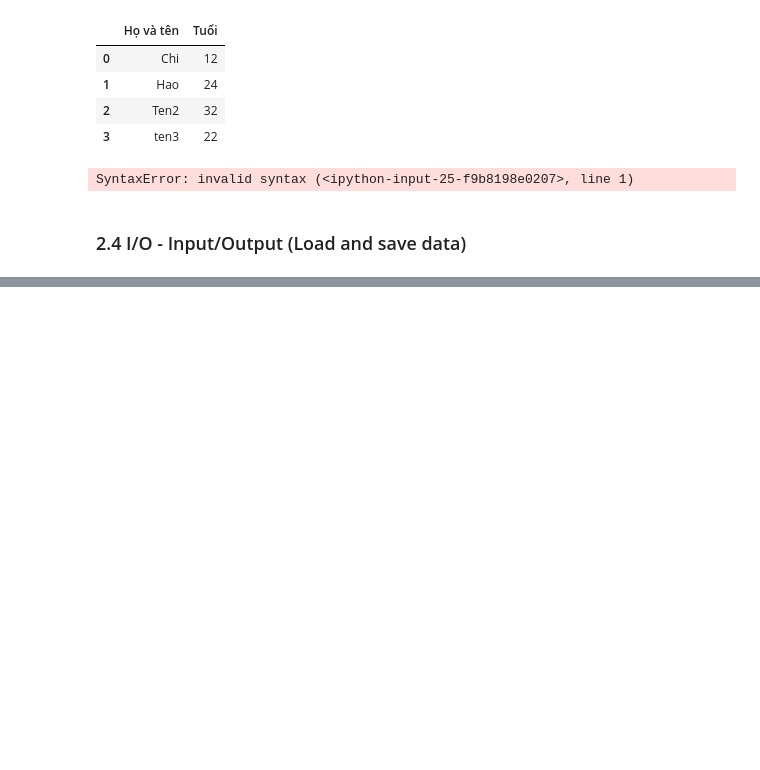
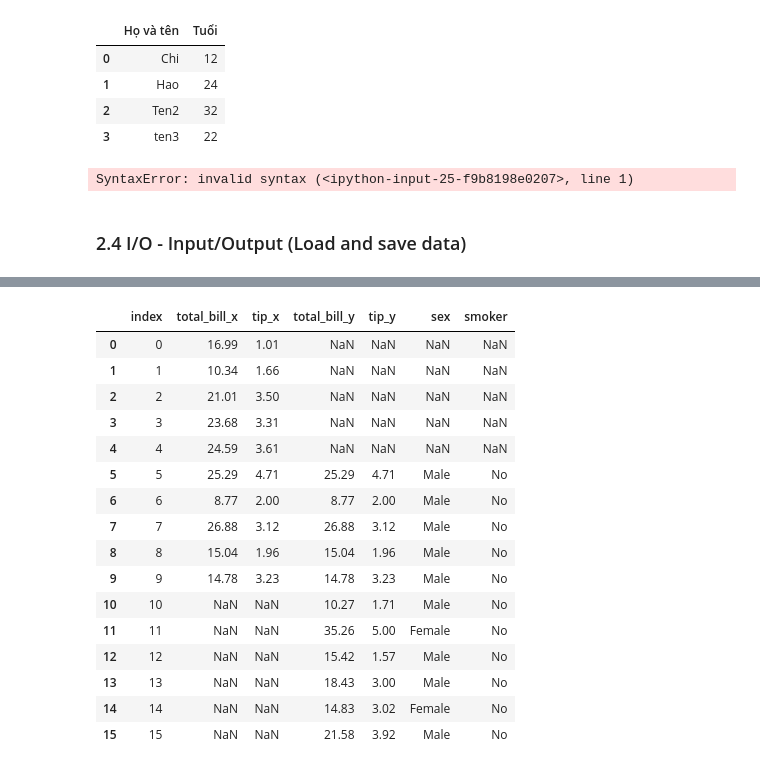
Before and after one commit to honghanhh/mci_python_31_level_1, a Jupyter notebook: Live Slides/Live Lecture 5/LongNP_Live_Lecture5.ipynb, the cells around one changed output, grey strips where cells are left out. Saved outputs shown, nothing was run; the diff lists cells and outputs as text; code cells hidden in the pictures; blank space fills up the shorter version.

```diff
--- a/Live Slides/Live Lecture 5/LongNP_Live_Lecture5.ipynb
+++ b/Live Slides/Live Lecture 5/LongNP_Live_Lecture5.ipynb
@@ -116,0 +364,3 @@ df2 = pd.read_csv('https://')
+# %%
+left = df3.head(10)[['total_bill', 'tip']].reset_index()
+left
@@ -116,0 +379,3 @@ df2 = pd.read_csv('https://')
+# %%
+right = df3.loc[5:15,'total_bill':'smoker'].reset_index()
+right
@@ -116,0 +416,21 @@ df2 = pd.read_csv('https://')
+# %%
+final = pd.merge(left, right, how='outer', on='index')
+final
+# %% [output]
+|  | index | total_bill_x | tip_x | total_bill_y | tip_y | sex | smoker |
+| 0 | 0 | 16.99 | 1.01 | NaN | NaN | NaN | NaN |
+| 1 | 1 | 10.34 | 1.66 | NaN | NaN | NaN | NaN |
+| 2 | 2 | 21.01 | 3.50 | NaN | NaN | NaN | NaN |
+| 3 | 3 | 23.68 | 3.31 | NaN | NaN | NaN | NaN |
+| 4 | 4 | 24.59 | 3.61 | NaN | NaN | NaN | NaN |
+| 5 | 5 | 25.29 | 4.71 | 25.29 | 4.71 | Male | No |
+| 6 | 6 | 8.77 | 2.00 | 8.77 | 2.00 | Male | No |
+| 7 | 7 | 26.88 | 3.12 | 26.88 | 3.12 | Male | No |
+| 8 | 8 | 15.04 | 1.96 | 15.04 | 1.96 | Male | No |
+| 9 | 9 | 14.78 | 3.23 | 14.78 | 3.23 | Male | No |
+| 10 | 10 | NaN | NaN | 10.27 | 1.71 | Male | No |
+| 11 | 11 | NaN | NaN | 35.26 | 5.00 | Female | No |
+| 12 | 12 | NaN | NaN | 15.42 | 1.57 | Male | No |
+| 13 | 13 | NaN | NaN | 18.43 | 3.00 | Male | No |
+| 14 | 14 | NaN | NaN | 14.83 | 3.02 | Female | No |
+| 15 | 15 | NaN | NaN | 21.58 | 3.92 | Male | No |
```
Also changed, not shown: parts of 49 cells of this notebook, 1 other file.
